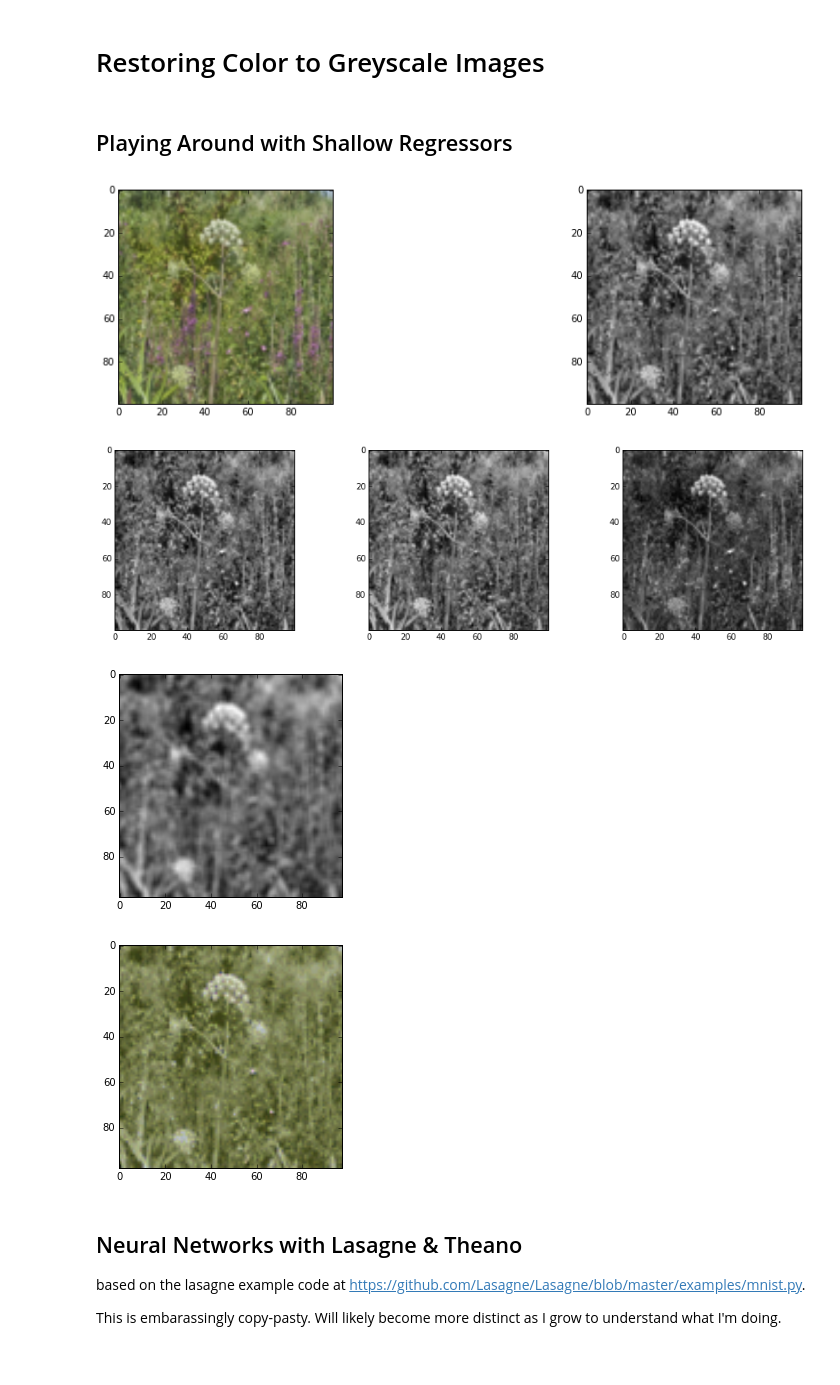
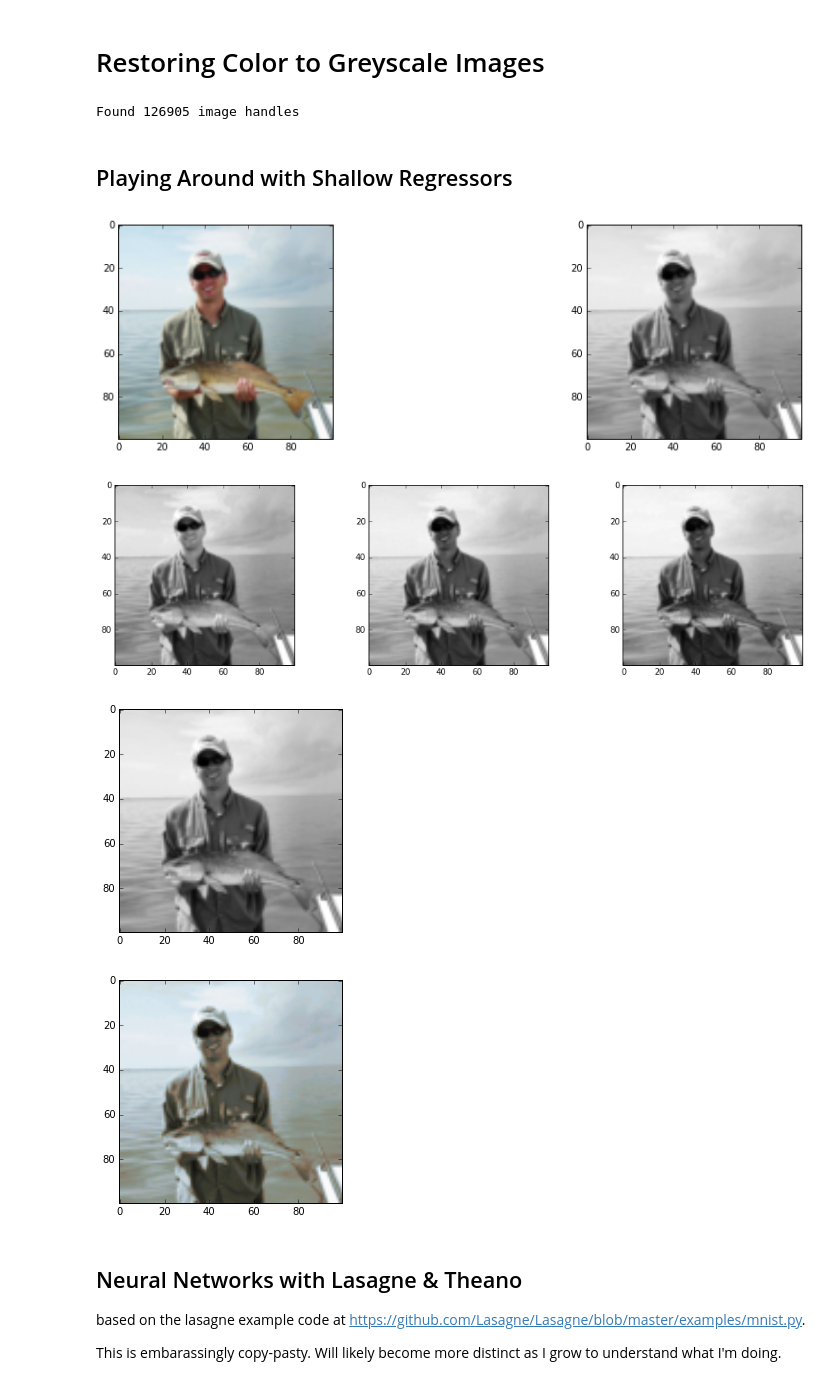
Before and after one commit to jeffschecter/colorize, a Jupyter notebook: Naive Methods.ipynb, the cells around one changed output. Saved outputs shown, nothing was run; the diff lists cells and outputs as text; code cells hidden in the pictures.

```diff
--- a/Naive Methods.ipynb
+++ b/Naive Methods.ipynb
@@ -25,6 +25,9 @@ figsize(16, 4)
 imdir = "images/raw"
 handles = os.listdir(imdir)
 random.shuffle(handles)
+print "Found {l} image handles".format(l=len(handles))
+# %% [output]
+Found 126905 image handles
 # %% [markdown]
 ## Playing Around with Shallow Regressors
 # %%
@@ -116,17 +119,17 @@ def ProcessImage(color, grey, stride,
     ch_clfs = ModelChannels(color, grey, stride, clf_class, clf_kwargs)
     return ch_clfs
 # %%
-#color, grey = image.LoadColorAndGreyscaleImages(
-#    os.path.join(imdir, handles[random.randint(0, len(handles))]))
+color, grey = image.LoadColorAndGreyscaleImages(
+    os.path.join(imdir, handles[random.randint(0, len(handles))]))
 
 ch_clfs = ProcessImage(
-    color, grey, 3,
+    color, grey, 1,
     clf_class=naive_bayes.GaussianNB)
 # %% [output]
-[figure, old version]
+[figure, new version]
-[figure, old version]
+[figure, new version]
-[figure, old version]
+[figure, new version]
-[figure, old version]
+[figure, new version]
 # %% [markdown]
 ## Neural Networks with Lasagne & Theano
 
```
Also changed, not shown: parts of 7 cells of this notebook, 2 other files.
